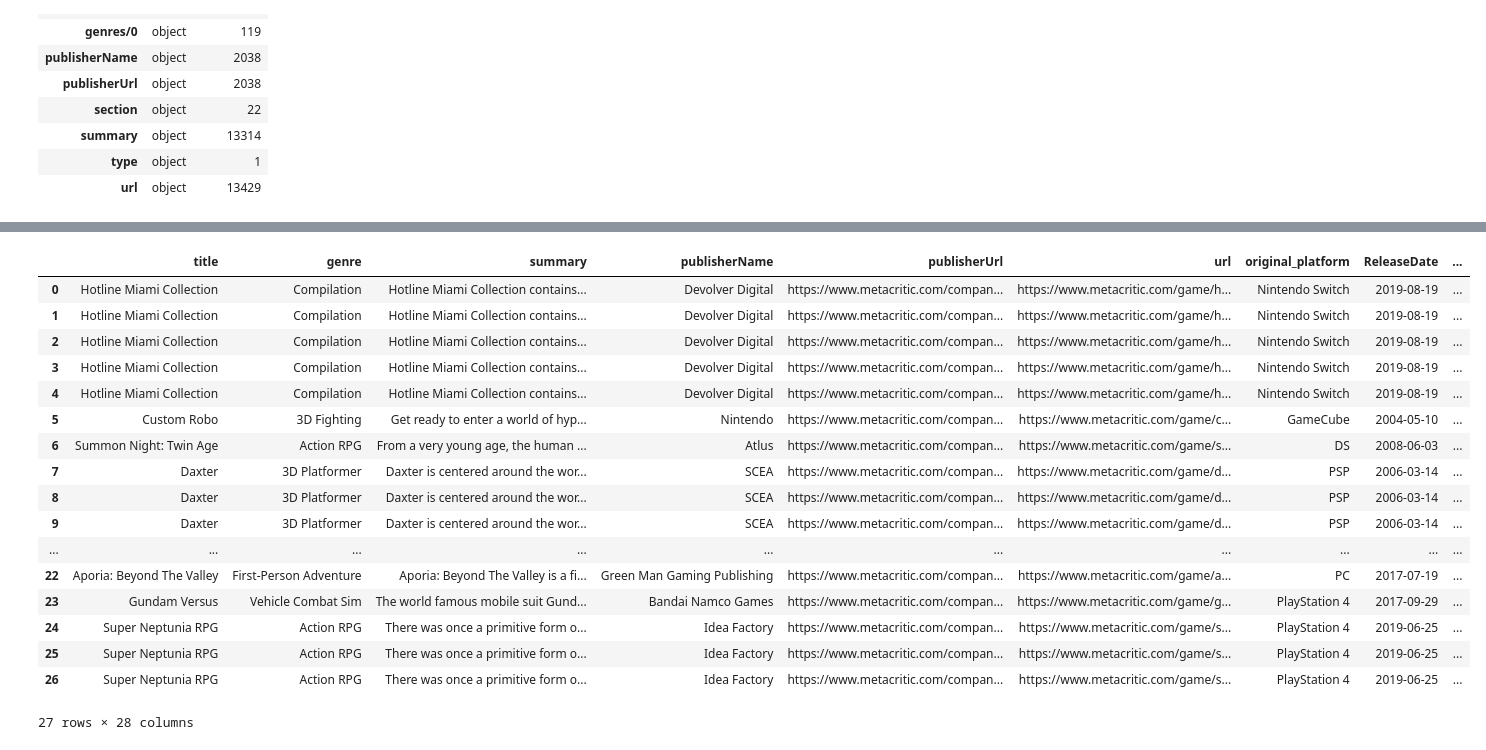
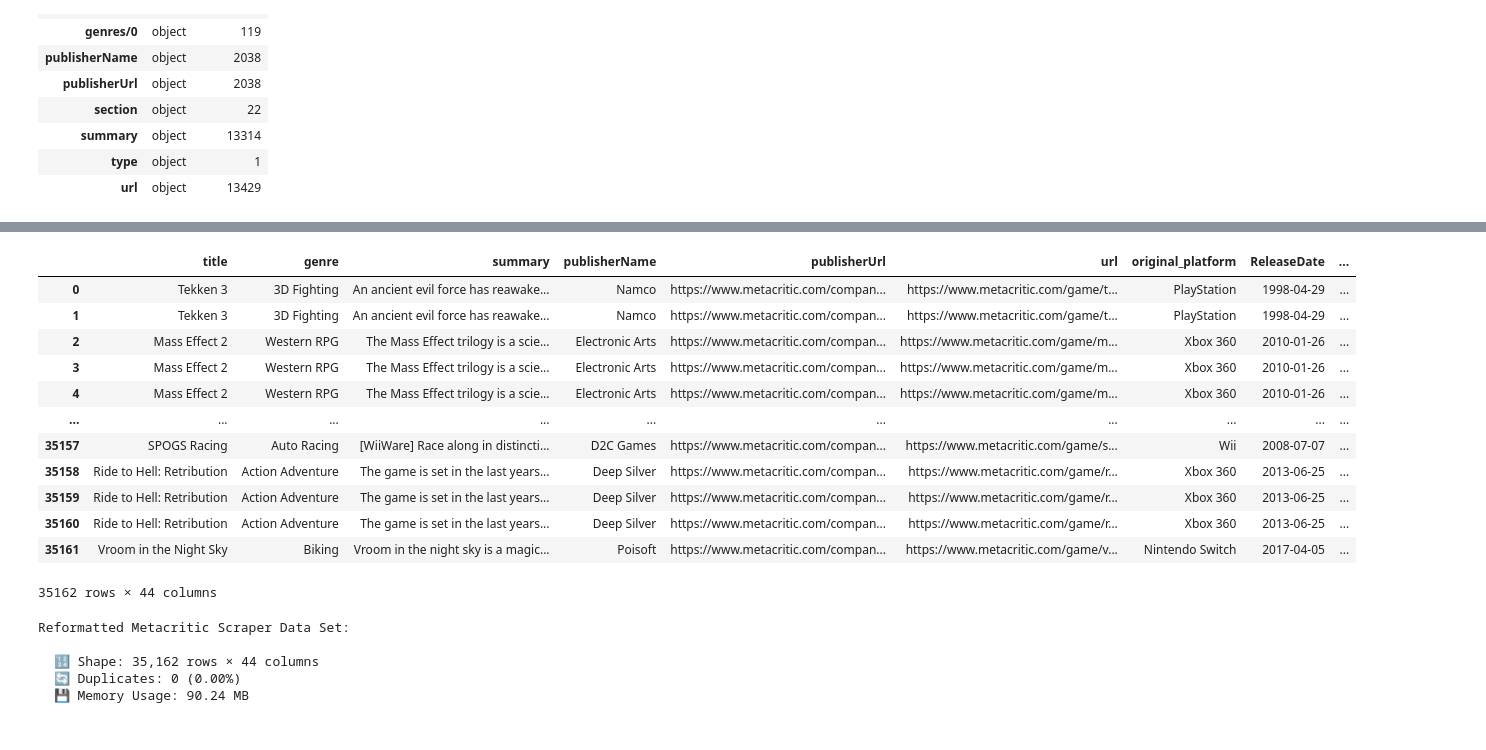
Before and after one commit to jostro42/StackFuel_PP, a Jupyter notebook: notebooks/01_LoadData_Reformatting.ipynb, the cells around one changed output, grey strips where cells are left out. Drawn from its saved outputs; the diff is of its cells as text; code cells hidden in the pictures.

```diff
--- a/notebooks/01_LoadData_Reformatting.ipynb
+++ b/notebooks/01_LoadData_Reformatting.ipynb
@@ -33,7 +34,8 @@ dataset_name = dataset_link.split('/')[1]
 
 print(f'📦 Loading data set: {dataset_name}')
 files = load_from_kaggle(dataset_link = dataset_link,
-                         destination = destination)
+                         destination = destination,
+                         create_subfolder = False)
 
 print(f'✅ {len(files)} File(s) found:')
 for i, file in enumerate(files, 1):
@@ -53,7 +51,7 @@ Files moved to '../data/raw\metacritic-games-scrape' directory.
 # %%
 # +++ Load data into workspace +++
 
-df = pd.read_csv(RAW_DAT_DIR / files[0])
+df = pd.read_csv(RAW_DAT_DIR / files[1])
 # %%
 # some meta information about the data set
 
@@ -274,7 +377,9 @@ base_columns = [
 # %%
 output_rows = []
 
-test_df = df.sample(n = 10, random_state = 42)
+#test_df = df.sample(n = 10, random_state = 42)
+#test_df = df.iloc[:9,:]
+test_df = df.copy()
 
 # 9. Process original rows sequentially
 for _, game in test_df.iterrows():
@@ -297,7 +402,7 @@ for _, game in test_df.iterrows():
         # 12. Create one output row for each platform found in the data for the game
         record = dict.fromkeys(base_columns, pd.NA) # creates dict with all base columns filled with NAs
 
-        # fills new eta_data rows up with their respective content
+        # fills new data rows up with their respective content
         for source, destination in metadata.items():
             record[destination] = game.get(source, pd.NA)
 
@@ -399,31 +484,37 @@ output_rows
 # %%
 # 20. Build a new DataFrame, placing duplicate columns after main columns.
 result = pd.DataFrame(output_rows)
 extra_columns = [
     column for column in result.columns
     if column not in base_columns
 ]
 result = result.reindex(columns=base_columns + extra_columns)
 
 result.convert_dtypes()
 
-result
+#result
 # %% [output]
 |  | title | genre | summary | publisherName | publisherUrl | url | original_platform | ReleaseDate | ... |
-| 0 | Hotline Miami Collection | Compilation | Hotline Miami Collection contains... | Devolver Digital | https://www.metacritic.com/compan... | https://www.metacritic.com/game/h... | Nintendo Switch | 2019-08-19 | ... |
-| 1 | Hotline Miami Collection | Compilation | Hotline Miami Collection contains... | Devolver Digital | https://www.metacritic.com/compan... | https://www.metacritic.com/game/h... | Nintendo Switch | 2019-08-19 | ... |
-| 2 | Hotline Miami Collection | Compilation | Hotline Miami Collection contains... | Devolver Digital | https://www.metacritic.com/compan... | https://www.metacritic.com/game/h... | Nintendo Switch | 2019-08-19 | ... |
-| 3 | Hotline Miami Collection | Compilation | Hotline Miami Collection contains... | Devolver Digital | https://www.metacritic.com/compan... | https://www.metacritic.com/game/h... | Nintendo Switch | 2019-08-19 | ... |
-| 4 | Hotline Miami Collection | Compilation | Hotline Miami Collection contains... | Devolver Digital | https://www.metacritic.com/compan... | https://www.metacritic.com/game/h... | Nintendo Switch | 2019-08-19 | ... |
-| 5 | Custom Robo | 3D Fighting | Get ready to enter a world of hyp... | Nintendo | https://www.metacritic.com/compan... | https://www.metacritic.com/game/c... | GameCube | 2004-05-10 | ... |
-| 6 | Summon Night: Twin Age | Action RPG | From a very young age, the human ... | Atlus | https://www.metacritic.com/compan... | https://www.metacritic.com/game/s... | DS | 2008-06-03 | ... |
-| 7 | Daxter | 3D Platformer | Daxter is centered around the wor... | SCEA | https://www.metacritic.com/compan... | https://www.metacritic.com/game/d... | PSP | 2006-03-14 | ... |
-| 8 | Daxter | 3D Platformer | Daxter is centered around the wor... | SCEA | https://www.metacritic.com/compan... | https://www.metacritic.com/game/d... | PSP | 2006-03-14 | ... |
-| 9 | Daxter | 3D Platformer | Daxter is centered around the wor... | SCEA | https://www.metacritic.com/compan... | https://www.metacritic.com/game/d... | PSP | 2006-03-14 | ... |
+| 0 | Tekken 3 | 3D Fighting | An ancient evil force has reawake... | Namco | https://www.metacritic.com/compan... | https://www.metacritic.com/game/t... | PlayStation | 1998-04-29 | ... |
+| 1 | Tekken 3 | 3D Fighting | An ancient evil force has reawake... | Namco | https://www.metacritic.com/compan... | https://www.metacritic.com/game/t... | PlayStation | 1998-04-29 | ... |
+| 2 | Mass Effect 2 | Western RPG | The Mass Effect trilogy is a scie... | Electronic Arts | https://www.metacritic.com/compan... | https://www.metacritic.com/game/m... | Xbox 360 | 2010-01-26 | ... |
+| 3 | Mass Effect 2 | Western RPG | The Mass Effect trilogy is a scie... | Electronic Arts | https://www.metacritic.com/compan... | https://www.metacritic.com/game/m... | Xbox 360 | 2010-01-26 | ... |
+| 4 | Mass Effect 2 | Western RPG | The Mass Effect trilogy is a scie... | Electronic Arts | https://www.metacritic.com/compan... | https://www.metacritic.com/game/m... | Xbox 360 | 2010-01-26 | ... |
 | ... | ... | ... | ... | ... | ... | ... | ... | ... | ... |
-| 22 | Aporia: Beyond The Valley | First-Person Adventure | Aporia: Beyond The Valley is a fi... | Green Man Gaming Publishing | https://www.metacritic.com/compan... | https://www.metacritic.com/game/a... | PC | 2017-07-19 | ... |
-| 23 | Gundam Versus | Vehicle Combat Sim | The world famous mobile suit Gund... | Bandai Namco Games | https://www.metacritic.com/compan... | https://www.metacritic.com/game/g... | PlayStation 4 | 2017-09-29 | ... |
-| 24 | Super Neptunia RPG | Action RPG | There was once a primitive form o... | Idea Factory | https://www.metacritic.com/compan... | https://www.metacritic.com/game/s... | PlayStation 4 | 2019-06-25 | ... |
-| 25 | Super Neptunia RPG | Action RPG | There was once a primitive form o... | Idea Factory | https://www.metacritic.com/compan... | https://www.metacritic.com/game/s... | PlayStation 4 | 2019-06-25 | ... |
-| 26 | Super Neptunia RPG | Action RPG | There was once a primitive form o... | Idea Factory | https://www.metacritic.com/compan... | https://www.metacritic.com/game/s... | PlayStation 4 | 2019-06-25 | ... |
+| 35157 | SPOGS Racing | Auto Racing | [WiiWare] Race along in distincti... | D2C Games | https://www.metacritic.com/compan... | https://www.metacritic.com/game/s... | Wii | 2008-07-07 | ... |
+| 35158 | Ride to Hell: Retribution | Action Adventure | The game is set in the last years... | Deep Silver | https://www.metacritic.com/compan... | https://www.metacritic.com/game/r... | Xbox 360 | 2013-06-25 | ... |
+| 35159 | Ride to Hell: Retribution | Action Adventure | The game is set in the last years... | Deep Silver | https://www.metacritic.com/compan... | https://www.metacritic.com/game/r... | Xbox 360 | 2013-06-25 | ... |
+| 35160 | Ride to Hell: Retribution | Action Adventure | The game is set in the last years... | Deep Silver | https://www.metacritic.com/compan... | https://www.metacritic.com/game/r... | Xbox 360 | 2013-06-25 | ... |
+| 35161 | Vroom in the Night Sky | Biking | Vroom in the night sky is a magic... | Poisoft | https://www.metacritic.com/compan... | https://www.metacritic.com/game/v... | Nintendo Switch | 2017-04-05 | ... |
-27 rows × 28 columns
+35162 rows × 44 columns
+# %%
+print('Reformatted Metacritic Scraper Data Set: ')
+print(f"\n  🔢 Shape: {result.shape[0]:,} rows × {result.shape[1]} columns")
+print(f"  🔄 Duplicates: {result.duplicated().sum():,} ({df.duplicated().sum()/len(result)*100:.2f}%)")
+print(f"  💾 Memory Usage: {result.memory_usage(deep=True).sum() / 1024**2:.2f} MB")
+# %% [output]
+Reformatted Metacritic Scraper Data Set:
+
+  🔢 Shape: 35,162 rows × 44 columns
+  🔄 Duplicates: 0 (0.00%)
+  💾 Memory Usage: 90.24 MB
```
Also changed, not shown: parts of 14 cells of this notebook.
